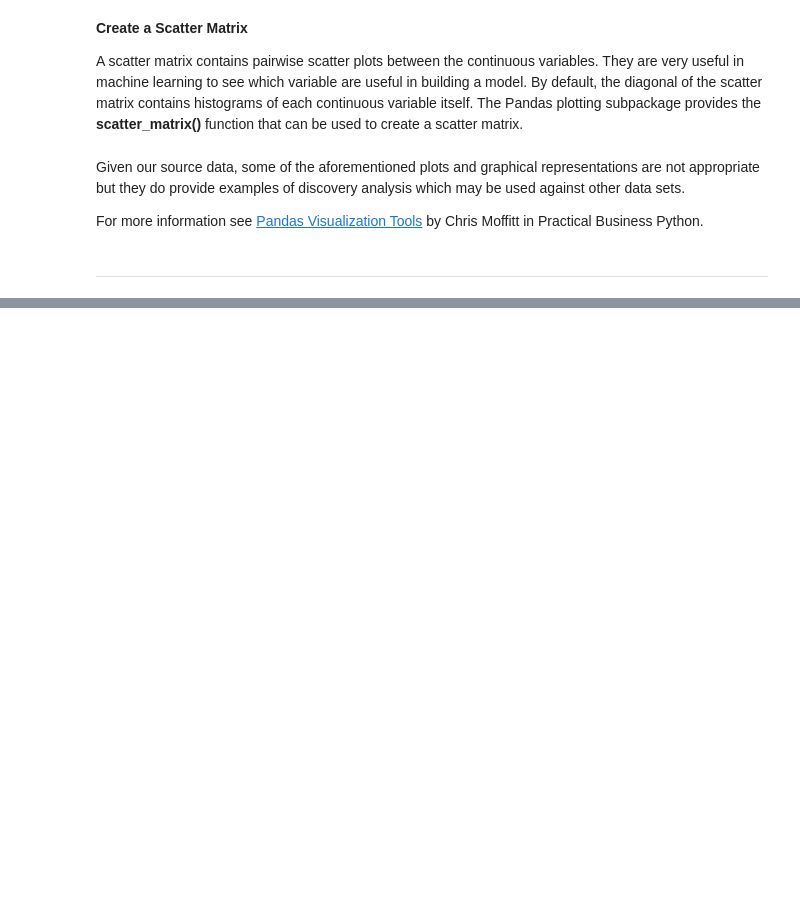
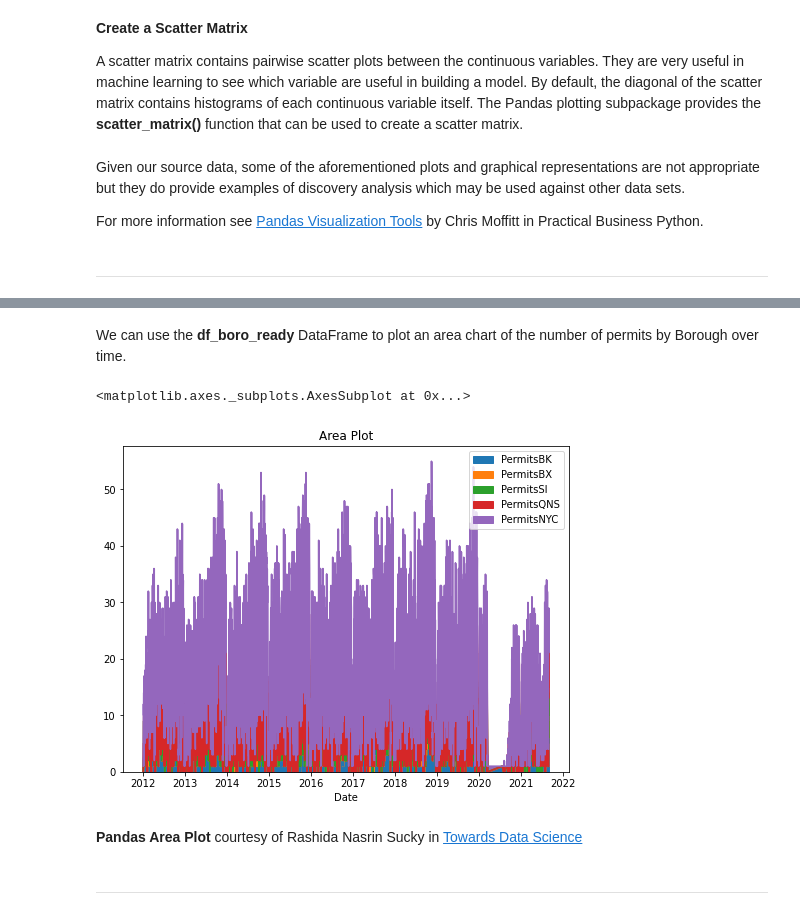
Before and after one commit to ProfessorPatrickSlatraigh/CST2312, a Jupyter notebook: CST2312_WK16CL26_Datetime_06Dec2021.ipynb, the cells around one changed output, grey strips where cells are left out. Drawn from its saved outputs; the diff is of its cells as text; code cells hidden in the pictures; blank space fills up the shorter version.

```diff
--- a/CST2312_WK16CL26_Datetime_06Dec2021.ipynb
+++ b/CST2312_WK16CL26_Datetime_06Dec2021.ipynb
@@ -1170,0 +1209,6 @@ For more information see [Pandas Visualization Tools](https://pbpython.com/dataf
+# %%
+df_fp['PermitsNYC'] = np.where(df_fp['Borough'] == "Manhattan", 1, 0)
+df_fp['PermitsSI'] = np.where(df_fp['Borough'] == "Staten Island", 1, 0)
+df_fp['PermitsBK'] = np.where(df_fp['Borough'] == "Brooklyn", 1, 0)
+df_fp['PermitsQNS'] = np.where(df_fp['Borough'] == "Queens", 1, 0)
+df_fp['PermitsBX'] = np.where(df_fp['Borough'] == "Bronx", 1, 0)
@@ -1170,0 +1217,2 @@ For more information see [Pandas Visualization Tools](https://pbpython.com/dataf
+# %%
+df_boro = df_fp[['Date', 'PermitsBK', 'PermitsBX', 'PermitsSI', 'PermitsQNS', 'PermitsNYC']]
@@ -1170,0 +1221,4 @@ For more information see [Pandas Visualization Tools](https://pbpython.com/dataf
+# %%
+df_boro_sorted = df_boro.sort_values('Date')
+# %%
+df_boro_ready = df_boro_sorted.groupby('Date').sum()
@@ -1170,0 +1242,14 @@ For more information see [Pandas Visualization Tools](https://pbpython.com/dataf
+# %% [markdown]
+We can use the **df_boro_ready** DataFrame to plot an area chart of the number of permits by Borough over time.
+# %%
+df_boro_ready.plot.area(figsize=(8, 6), title='Area Plot')
+# %% [output]
+<matplotlib.axes._subplots.AxesSubplot at 0x...>
+[figure, added]
+# %% [markdown]
+**Pandas Area Plot**
+courtesy of Rashida Nasrin Sucky in [Towards Data Science](https://towardsdatascience.com/an-ultimate-cheat-sheet-for-data-visualization-in-pandas-f7bc239c9937)
+# %% [markdown]
+
+
+---
```
Also changed, not shown: parts of 16 cells of this notebook.
